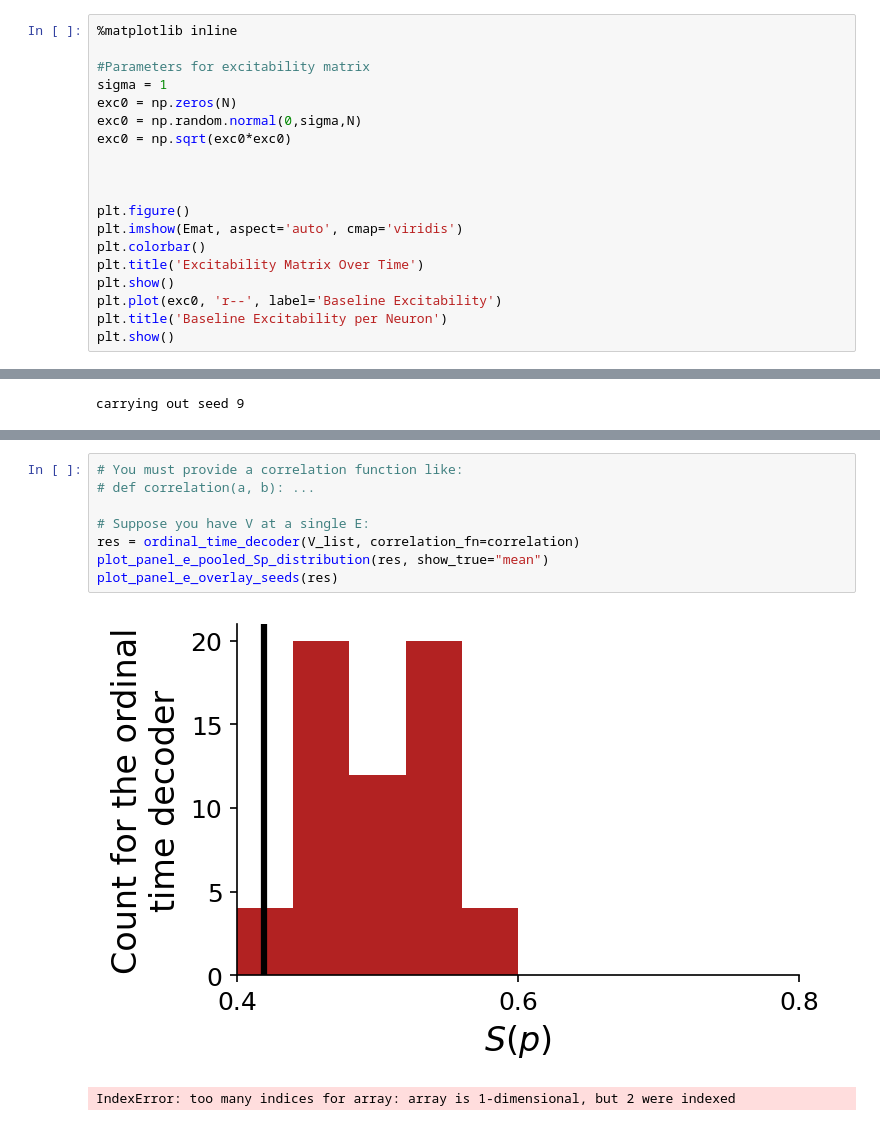
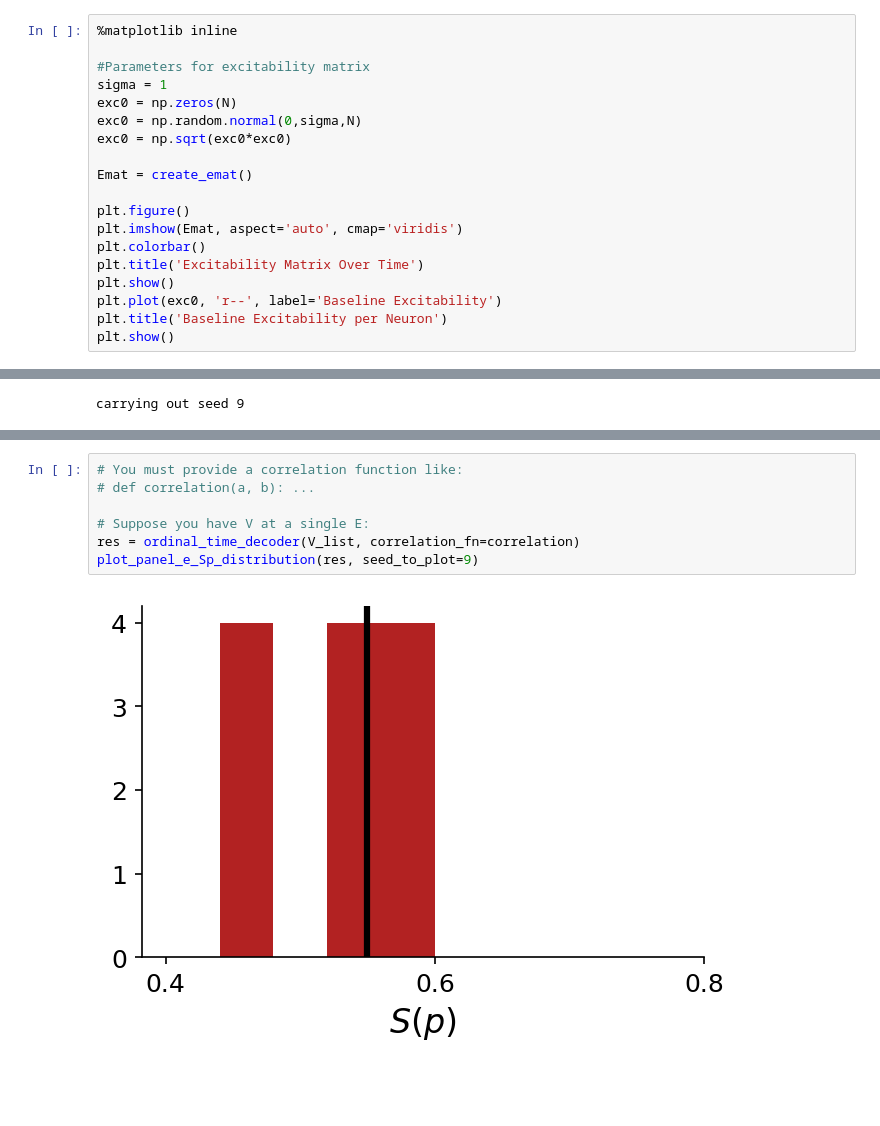
Before and after one commit to sctclif/Thesis_Exct-Vol_Model, a Jupyter notebook: parameter_pertubation/combined_model_experimental.ipynb, the cells around one changed output, grey strips where cells are left out. Cells and saved outputs as stored; diff of their text form; blank space fills up the shorter version.

```diff
--- a/parameter_pertubation/combined_model_experimental.ipynb
+++ b/parameter_pertubation/combined_model_experimental.ipynb
@@ -171,7 +171,7 @@ exc0 = np.zeros(N)
 exc0 = np.random.normal(0,sigma,N)
 exc0 = np.sqrt(exc0*exc0)
 
-
+Emat = create_emat()
 
 plt.figure()
 plt.imshow(Emat, aspect='auto', cmap='viridis')
@@ -670,11 +600,9 @@ plt.show()
 # %%
 # You must provide a correlation function like:
 # def correlation(a, b): ...
 
 # Suppose you have V at a single E:
 res = ordinal_time_decoder(V_list, correlation_fn=correlation)
-plot_panel_e_pooled_Sp_distribution(res, show_true="mean")
-plot_panel_e_overlay_seeds(res)
+plot_panel_e_Sp_distribution(res, seed_to_plot=9)
 # %% [output]
-[figure, old version]
+[figure, new version]
-IndexError: too many indices for array: array is 1-dimensional, but 2 were indexed
```
Also changed, not shown: parts of 4 cells of this notebook, 13 other files.
